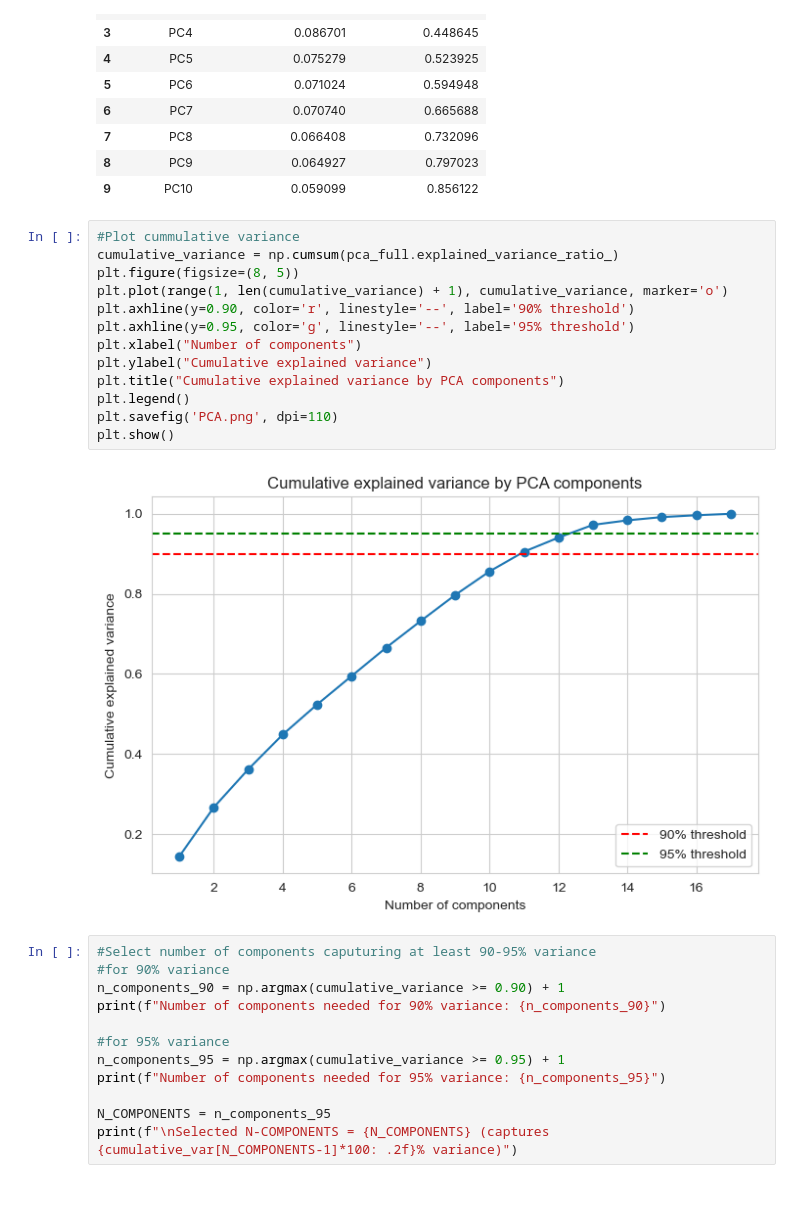
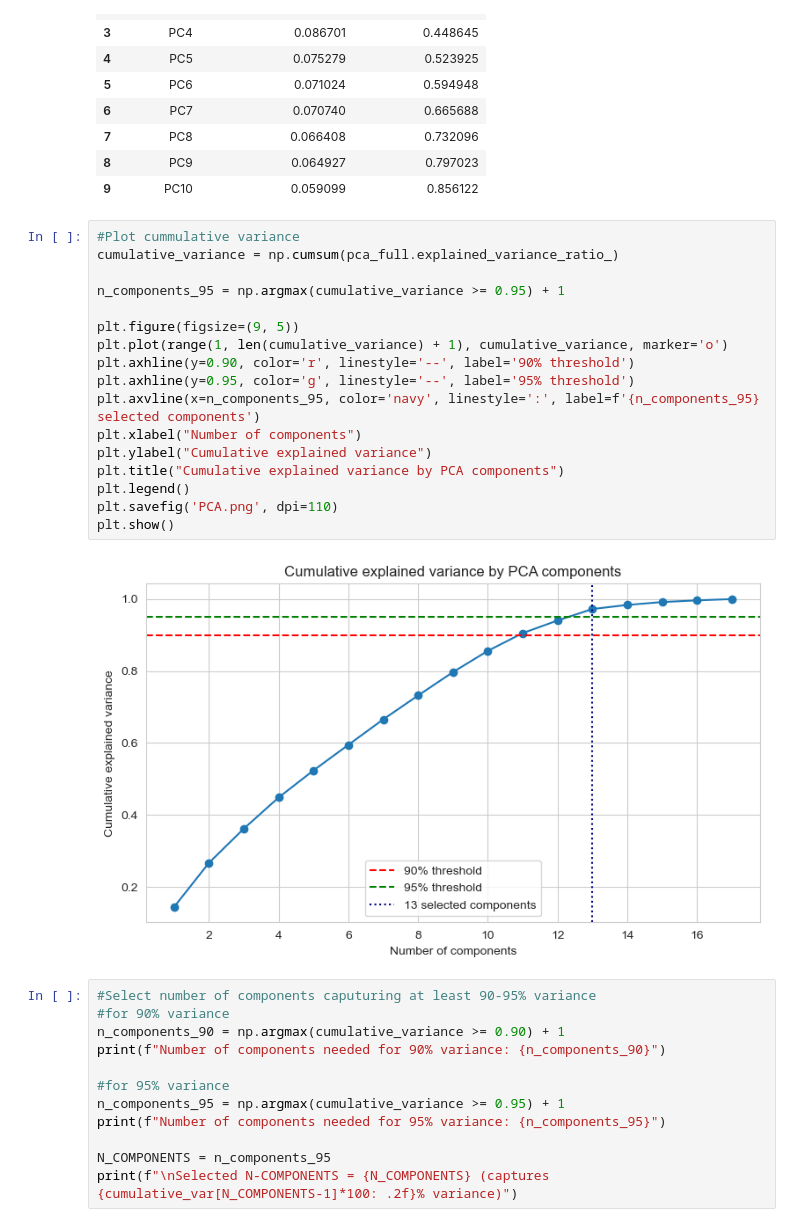
Before and after one commit to Thembelihle-tech/Credit-Risk-Prediction, a Jupyter notebook: Credit_Risk_Prediction.ipynb, the cells around one changed output. Saved outputs shown, nothing was run; the diff lists cells and outputs as text; blank space fills up the shorter version.

Commit message:
updated PCA figure

```diff
--- a/Credit_Risk_Prediction.ipynb
+++ b/Credit_Risk_Prediction.ipynb
@@ -334,18 +334,22 @@ pd.DataFrame({
 # %%
 #Plot cummulative variance
 cumulative_variance = np.cumsum(pca_full.explained_variance_ratio_)
-plt.figure(figsize=(8, 5))
+
+n_components_95 = np.argmax(cumulative_variance >= 0.95) + 1
+
+plt.figure(figsize=(9, 5))
 plt.plot(range(1, len(cumulative_variance) + 1), cumulative_variance, marker='o')
 plt.axhline(y=0.90, color='r', linestyle='--', label='90% threshold')
 plt.axhline(y=0.95, color='g', linestyle='--', label='95% threshold')
+plt.axvline(x=n_components_95, color='navy', linestyle=':', label=f'{n_components_95} selected components')
 plt.xlabel("Number of components")
 plt.ylabel("Cumulative explained variance")
 plt.title("Cumulative explained variance by PCA components")
 plt.legend()
 plt.savefig('PCA.png', dpi=110)
 plt.show()
 # %% [output]
-[figure, old version]
+[figure, new version]
 # %%
 #Select number of components caputuring at least 90-95% variance
 #for 90% variance
```
Also changed, not shown: 3 other files.
